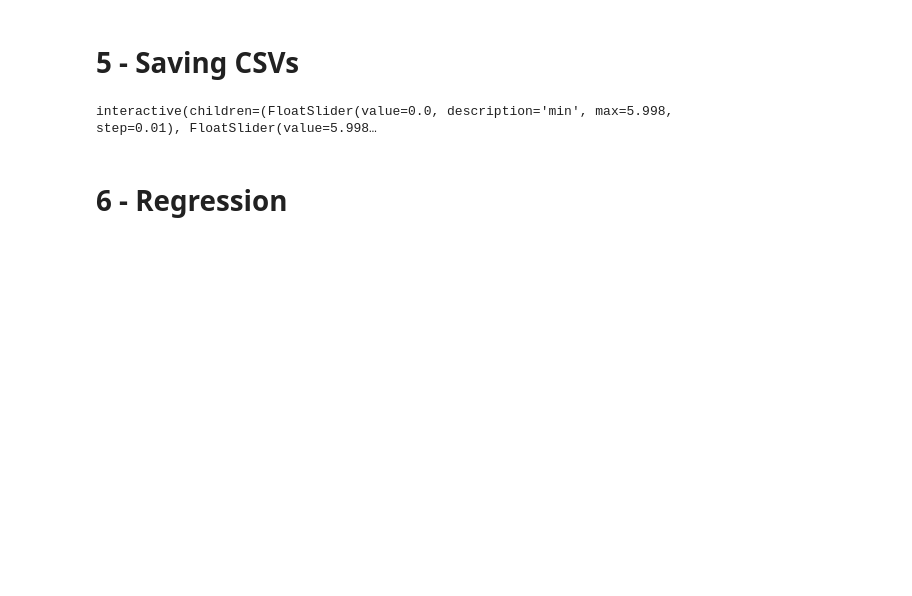
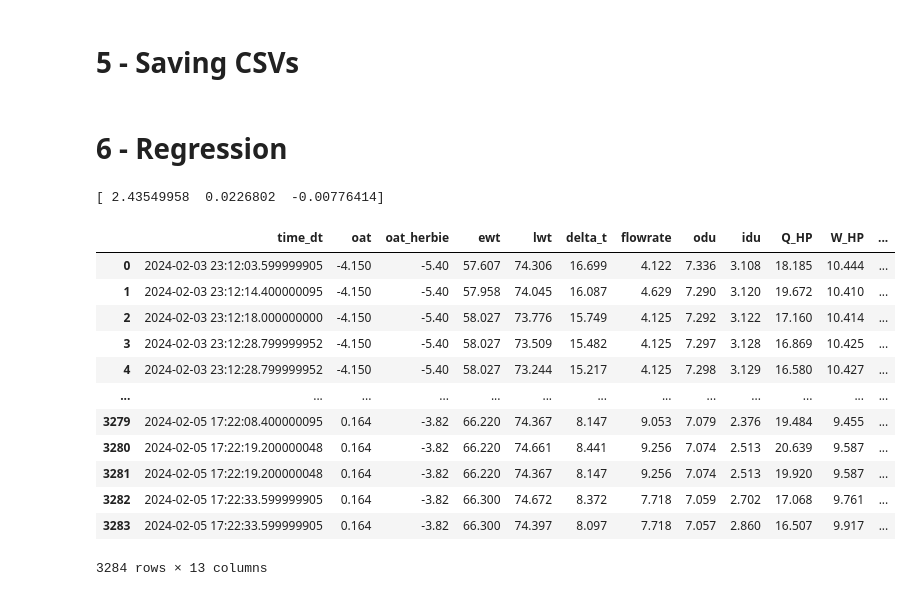
Before and after one commit to thegridelectric/gridworks-journalkeeper, a Jupyter notebook: src/gjk/data_processing/estimating_COP.ipynb, the cells around one changed output. Drawn from its saved outputs; the diff is of its cells as text; code cells hidden in the pictures; blank space fills up the shorter version.

```diff
--- a/src/gjk/data_processing/estimating_COP.ipynb
+++ b/src/gjk/data_processing/estimating_COP.ipynb
@@ -332,6 +302,7 @@ def crop(min_time, max_time, save):
     ax1.plot(df_crop.time, df_crop.lwt, alpha=0.7, label='LWT')
     ax1.plot(df_crop.time, df_crop.ewt, alpha=0.7, label='EWT')
     ax1.plot(df_crop.time, df_crop.oat, alpha=0.7, label='OAT')
+    ax1.plot(df_crop.time, df_crop.oat_herbie, alpha=0.7, label='OAT')
     ax1.legend(loc='upper left')
     ax1.set_xlabel('Time [hours]')
     ax2.plot(df_crop.time, df_crop.COP)
@@ -358,8 +329,6 @@ max_slider = FloatSlider(value=final['time'].max(), min=final['time'].min(), max
 save_checkbox = Checkbox(value=False, description='Save')
 
 interactive(crop, min_time=min_slider, max_time=max_slider, save=save_checkbox)
-# %% [output]
-interactive(children=(FloatSlider(value=0.0, description='min', max=5.998, step=0.01), FloatSlider(value=5.998…
 # %% [markdown]
 # 6 - Regression
 # %%
@@ -375,24 +344,37 @@ for file in os.listdir('data/'):
 # %%
 from scipy.optimize import curve_fit
 
-def model(X,a,b,c,d,e,f,g):
-    x1, x2, x3 = X
-    approx = (a
-              + b*x1 + c*x2 + d*x3
-              + e*x1**2 + f*x2**2 + g*x3**2)
+def model(X,a,b,c):
+    x1, x2 = X
+    approx = a + b*x1 + c*x2
     return approx
 
-x_o = np.array(list(big_df.oat))
+x_o = np.array(list(big_df.oat_herbie))
 x_l = np.array(list(big_df.lwt))
-x_e = np.array(list(big_df.ewt))
-X_list = np.vstack((x_o, x_l, x_e))
+X_list = np.vstack((x_o, x_l))
 y = np.array(list(big_df.COP))
 
 popt, pcov = curve_fit(model, X_list, y)
 big_df['COP_approx'] = model(X_list, *popt)
+print(popt)
 
-def COP(oat,lwt,ewt=None):
-    if ewt is None:
-        ewt = lwt - 11.11
-    return model([oat,lwt,ewt], *popt)
+def COP(oat,lwt):
+    return model([oat,lwt], *popt)
+
+display(big_df)
+# %% [output]
+[ 2.43549958  0.0226802  -0.00776414]
+|  | time_dt | oat | oat_herbie | ewt | lwt | delta_t | flowrate | odu | idu | Q_HP | W_HP | ... |
+| 0 | 2024-02-03 23:12:03.599999905 | -4.150 | -5.40 | 57.607 | 74.306 | 16.699 | 4.122 | 7.336 | 3.108 | 18.185 | 10.444 | ... |
+| 1 | 2024-02-03 23:12:14.400000095 | -4.150 | -5.40 | 57.958 | 74.045 | 16.087 | 4.629 | 7.290 | 3.120 | 19.672 | 10.410 | ... |
+| 2 | 2024-02-03 23:12:18.000000000 | -4.150 | -5.40 | 58.027 | 73.776 | 15.749 | 4.125 | 7.292 | 3.122 | 17.160 | 10.414 | ... |
+| 3 | 2024-02-03 23:12:28.799999952 | -4.150 | -5.40 | 58.027 | 73.509 | 15.482 | 4.125 | 7.297 | 3.128 | 16.869 | 10.425 | ... |
+| 4 | 2024-02-03 23:12:28.799999952 | -4.150 | -5.40 | 58.027 | 73.244 | 15.217 | 4.125 | 7.298 | 3.129 | 16.580 | 10.427 | ... |
+| ... | ... | ... | ... | ... | ... | ... | ... | ... | ... | ... | ... | ... |
+| 3279 | 2024-02-05 17:22:08.400000095 | 0.164 | -3.82 | 66.220 | 74.367 | 8.147 | 9.053 | 7.079 | 2.376 | 19.484 | 9.455 | ... |
+| 3280 | 2024-02-05 17:22:19.200000048 | 0.164 | -3.82 | 66.220 | 74.661 | 8.441 | 9.256 | 7.074 | 2.513 | 20.639 | 9.587 | ... |
+| 3281 | 2024-02-05 17:22:19.200000048 | 0.164 | -3.82 | 66.220 | 74.367 | 8.147 | 9.256 | 7.074 | 2.513 | 19.920 | 9.587 | ... |
+| 3282 | 2024-02-05 17:22:33.599999905 | 0.164 | -3.82 | 66.300 | 74.672 | 8.372 | 7.718 | 7.059 | 2.702 | 17.068 | 9.761 | ... |
+| 3283 | 2024-02-05 17:22:33.599999905 | 0.164 | -3.82 | 66.300 | 74.397 | 8.097 | 7.718 | 7.057 | 2.860 | 16.507 | 9.917 | ... |
+3284 rows × 13 columns
 # %%
```
Also changed, not shown: parts of 11 cells of this notebook, 1 other file.
